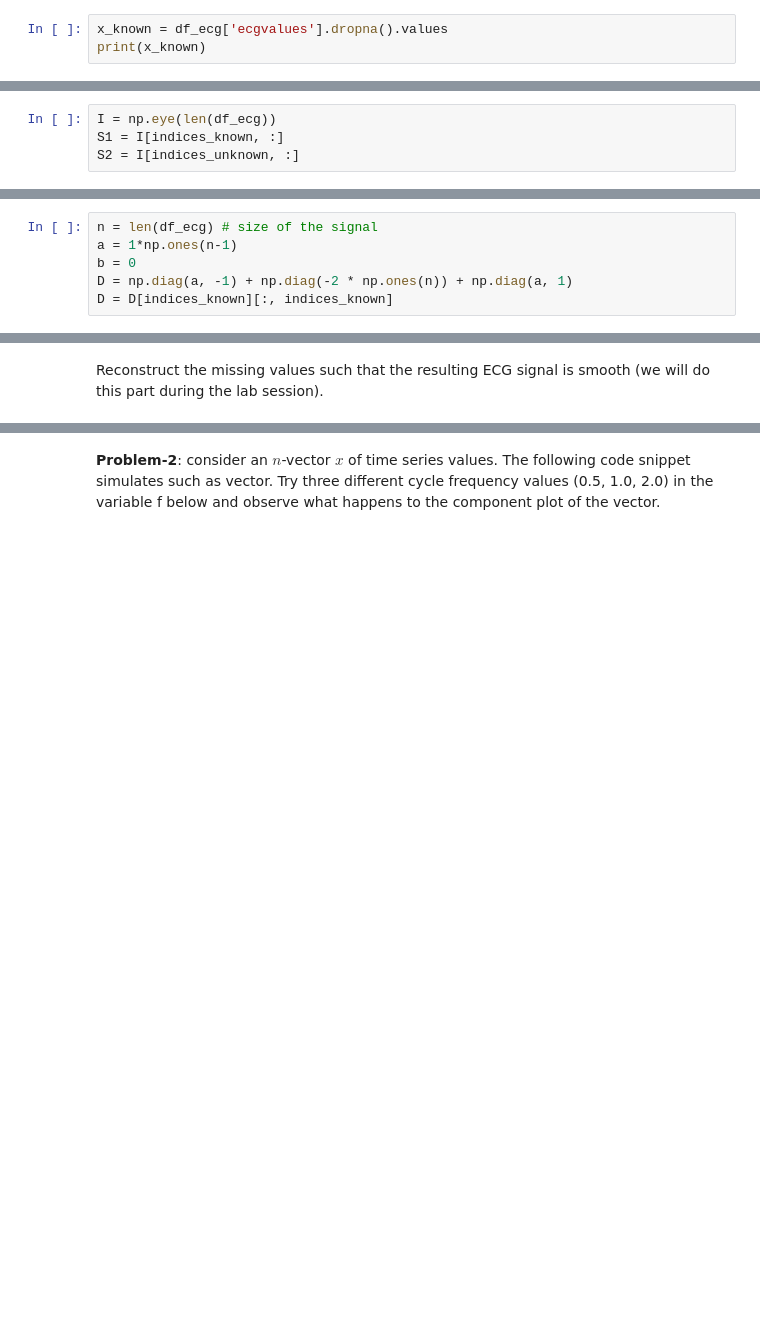
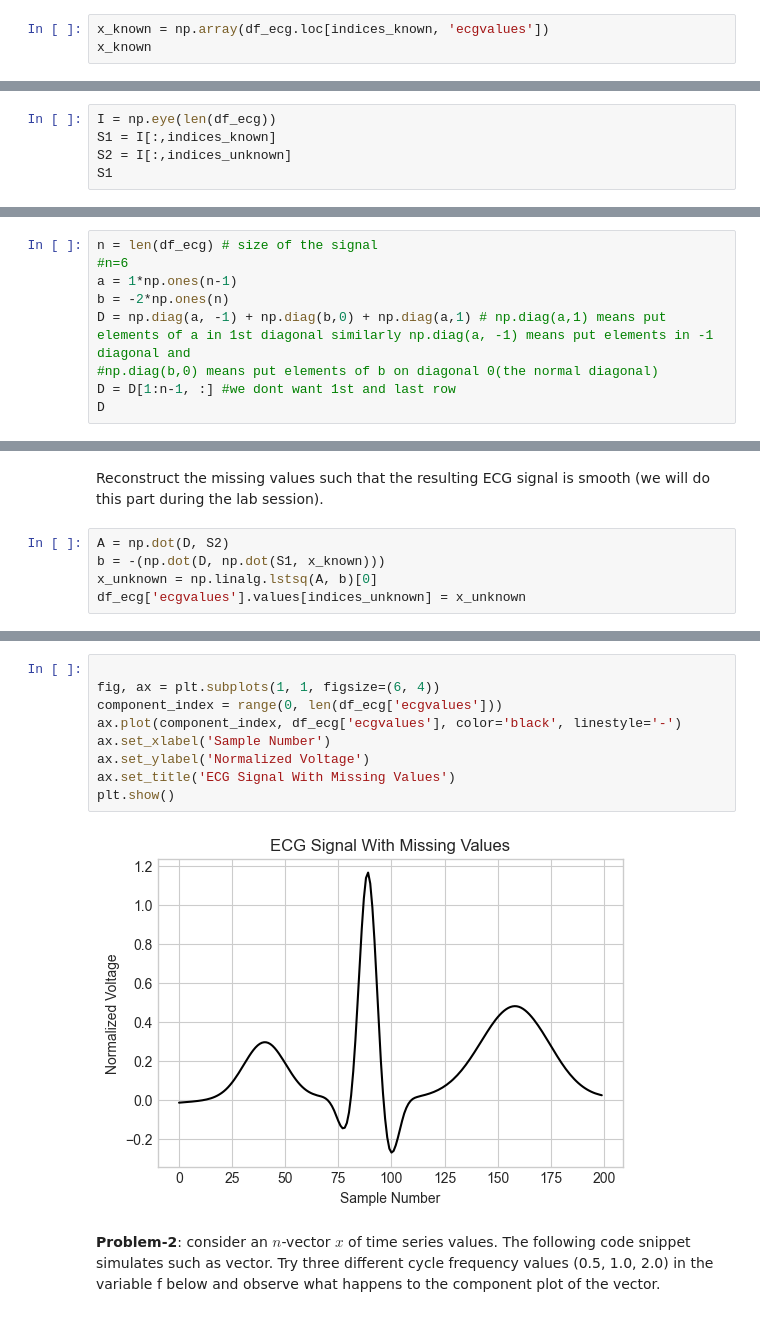
Before and after one commit to adityab24840/Applied-Linear-Algebra, a Jupyter notebook: ALA BootCamp/Code Assignment/Coding assignment 2/ALA_Bootcamp_OddSemester2023_CodingAssignment2.ipynb, the cells around one changed output, grey strips where cells are left out. Saved outputs shown, nothing was run; the diff lists cells and outputs as text; blank space fills up the shorter version.

```diff
--- a/ALA BootCamp/Code Assignment/Coding assignment 2/ALA_Bootcamp_OddSemester2023_CodingAssignment2.ipynb
+++ b/ALA BootCamp/Code Assignment/Coding assignment 2/ALA_Bootcamp_OddSemester2023_CodingAssignment2.ipynb
@@ -49,6 +56,6 @@ Count of known ECG values: 100
 # %% [markdown]
 **Problem-1.3**: build a vector of known ecg signal values
 # %%
-x_known = df_ecg['ecgvalues'].dropna().values
-print(x_known)
+x_known = np.array(df_ecg.loc[indices_known, 'ecgvalues'])
+x_known
 # %% [output]
@@ -73,5 +80,6 @@ print(x_known)
 **Probem-1.4**: construct the matrices $S_1$ and $S_2.$
 # %%
 I = np.eye(len(df_ecg))
-S1 = I[indices_known, :]
-S2 = I[indices_unknown, :]
+S1 = I[:,indices_known]
+S2 = I[:,indices_unknown]
+S1
@@ -99,7 +95,10 @@ array([[0., 1., 0., ..., 0., 0., 0.],
 **Problem-1.5**: build the matrix $D$
 # %%
 n = len(df_ecg) # size of the signal
+#n=6
 a = 1*np.ones(n-1)
-b = 0
-D = np.diag(a, -1) + np.diag(-2 * np.ones(n)) + np.diag(a, 1)
-D = D[indices_known][:, indices_known]
+b = -2*np.ones(n)
+D = np.diag(a, -1) + np.diag(b,0) + np.diag(a,1) # np.diag(a,1) means put elements of a in 1st diagonal similarly np.diag(a, -1) means put elements in -1 diagonal and
+#np.diag(b,0) means put elements of b on diagonal 0(the normal diagonal)
+D = D[1:n-1, :] #we dont want 1st and last row
+D
@@ -106,2 +113,7 @@ D = D[indices_known][:, indices_known]
 # %% [markdown]
 Reconstruct the missing values such that the resulting ECG signal is smooth (we will do this part during the lab session).
+# %%
+A = np.dot(D, S2)
+b = -(np.dot(D, np.dot(S1, x_known)))
+x_unknown = np.linalg.lstsq(A, b)[0]
+df_ecg['ecgvalues'].values[indices_unknown] = x_unknown
@@ -108,3 +123,14 @@ Reconstruct the missing values such that the resulting ECG signal is smooth (we
+# %%
+
+fig, ax = plt.subplots(1, 1, figsize=(6, 4))
+component_index = range(0, len(df_ecg['ecgvalues']))
+ax.plot(component_index, df_ecg['ecgvalues'], color='black', linestyle='-')
+ax.set_xlabel('Sample Number')
+ax.set_ylabel('Normalized Voltage')
+ax.set_title('ECG Signal With Missing Values')
+plt.show()
+# %% [output]
+[figure, added]
 # %% [markdown]
 **Problem-2**: consider an $n$-vector $x$ of time series values. The following code snippet simulates such as vector. Try three different cycle frequency values (0.5, 1.0, 2.0) in the variable f below and observe what happens to the component plot of the vector.
 # %%
```
Also changed, not shown: parts of 12 cells of this notebook.
